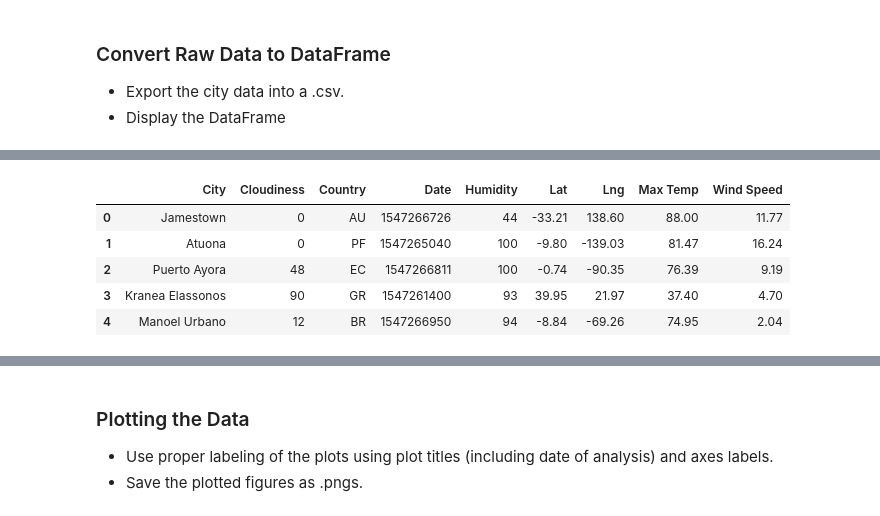
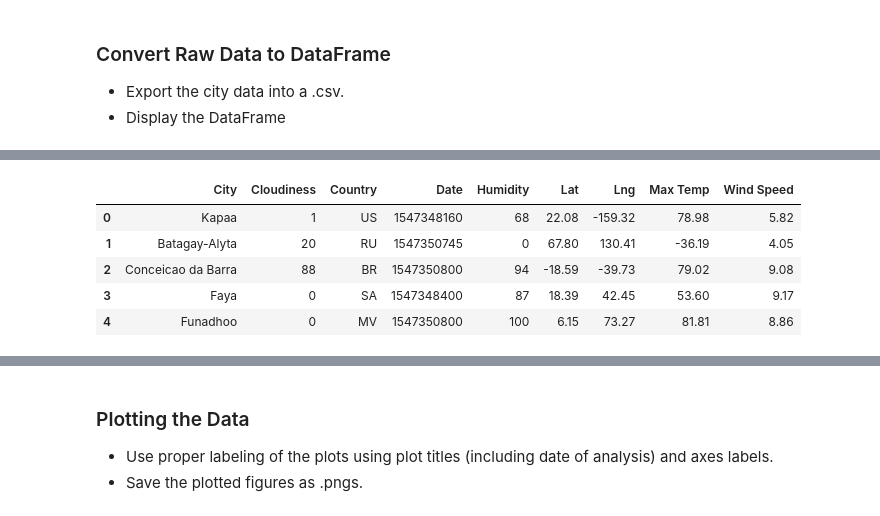
Before and after one commit to zhenyang9261/data-homework-api, a Jupyter notebook: WeatherPy.ipynb, the cells around one changed output, grey strips where cells are left out. Cells and saved outputs as stored; diff of their text form; code cells hidden in the pictures.

```diff
--- a/WeatherPy.ipynb
+++ b/WeatherPy.ipynb
@@ -43,8 +43,8 @@ lat_lngs = []
 cities = []
 
 # Create a set of random lat and lng combinations. original 1500
-lats = np.random.uniform(low=-90.000, high=90.000, size=200)
-lngs = np.random.uniform(low=-180.000, high=180.000, size=200)
+lats = np.random.uniform(low=-90.000, high=90.000, size=1500)
+lngs = np.random.uniform(low=-180.000, high=180.000, size=1500)
 lat_lngs = zip(lats, lngs)
 
 # Identify nearest city for each lat, lng combination
@@ -57,5 +57,4 @@ for lat_lng in lat_lngs:
 
 # Print the city count to confirm sufficient count
 len(cities)
-#cities
 # %% [output]
@@ -67,7 +66,8 @@ len(cities)
 # %%
 # Create settings dictionary with information we're interested in
 settings = {"units": "imperial", "appid": api_key}
-#Unit Default: Kelvin, Metric: Celsius, Imperial: Fahrenheit.
+
+# Initialize column lists
 city_name = []
 cloudiness = []
 country = []
@@ -83,14 +83,13 @@ i = 0
 # set counter
 set_no = 1
 
-# openweatherapi free account allow 60 api queries per minute. Set the maximum number to 58 to be saft
+# openweatherapi free account allow 60 api queries per minute. Set the maximum number to 58 to be safe
 query_per_min = 58
 query_no = 1
 
 print('Beginning Data Retrieval \n -----------------------------')
 for city in cities:
 
-#    for i in range(query_per_min):
     try:
 
         # Get data from the API
@@ -130,11 +129,10 @@ for city in cities:
         # Increase set counter
         set_no = set_no +1
 
-        # Sleep for 60 seconds after each set
-        time.sleep(60)
+        # Sleep for 70 seconds after each set
+        time.sleep(70)
 
 print('----------------------------- \n Data Retrieval Complete \n -----------------------------')
-#data
 # %% [output]
 Beginning Data Retrieval
  -----------------------------
@@ -212,10 +179,10 @@ dtype: int64
 # %%
-weather_df.to_csv("Output/weather_data.csv", encoding="utf-8", index=False, header=True)
+weather_df.to_csv("output/weather_data.csv", encoding="utf-8", index=False, header=True)
 weather_df.head()
 # %% [output]
 |  | City | Cloudiness | Country | Date | Humidity | Lat | Lng | Max Temp | Wind Speed |
-| 0 | Jamestown | 0 | AU | 1547266726 | 44 | -33.21 | 138.60 | 88.00 | 11.77 |
-| 1 | Atuona | 0 | PF | 1547265040 | 100 | -9.80 | -139.03 | 81.47 | 16.24 |
-| 2 | Puerto Ayora | 48 | EC | 1547266811 | 100 | -0.74 | -90.35 | 76.39 | 9.19 |
-| 3 | Kranea Elassonos | 90 | GR | 1547261400 | 93 | 39.95 | 21.97 | 37.40 | 4.70 |
-| 4 | Manoel Urbano | 12 | BR | 1547266950 | 94 | -8.84 | -69.26 | 74.95 | 2.04 |
+| 0 | Kapaa | 1 | US | 1547348160 | 68 | 22.08 | -159.32 | 78.98 | 5.82 |
+| 1 | Batagay-Alyta | 20 | RU | 1547350745 | 0 | 67.80 | 130.41 | -36.19 | 4.05 |
+| 2 | Conceicao da Barra | 88 | BR | 1547350800 | 94 | -18.59 | -39.73 | 79.02 | 9.08 |
+| 3 | Faya | 0 | SA | 1547348400 | 87 | 18.39 | 42.45 | 53.60 | 9.17 |
+| 4 | Funadhoo | 0 | MV | 1547350800 | 100 | 6.15 | 73.27 | 81.81 | 8.86 |
```
Also changed, not shown: parts of 15 cells of this notebook, 5 other files.
